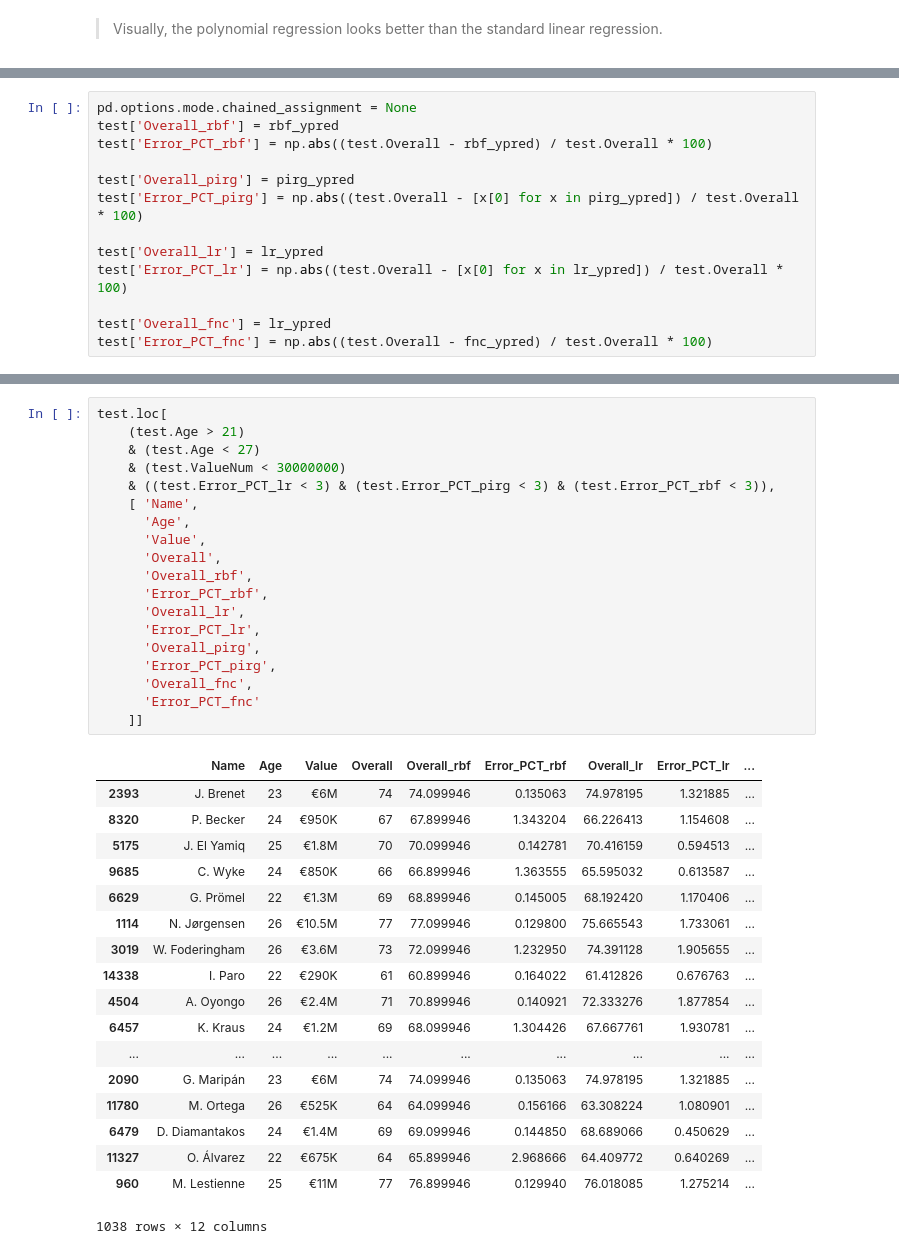
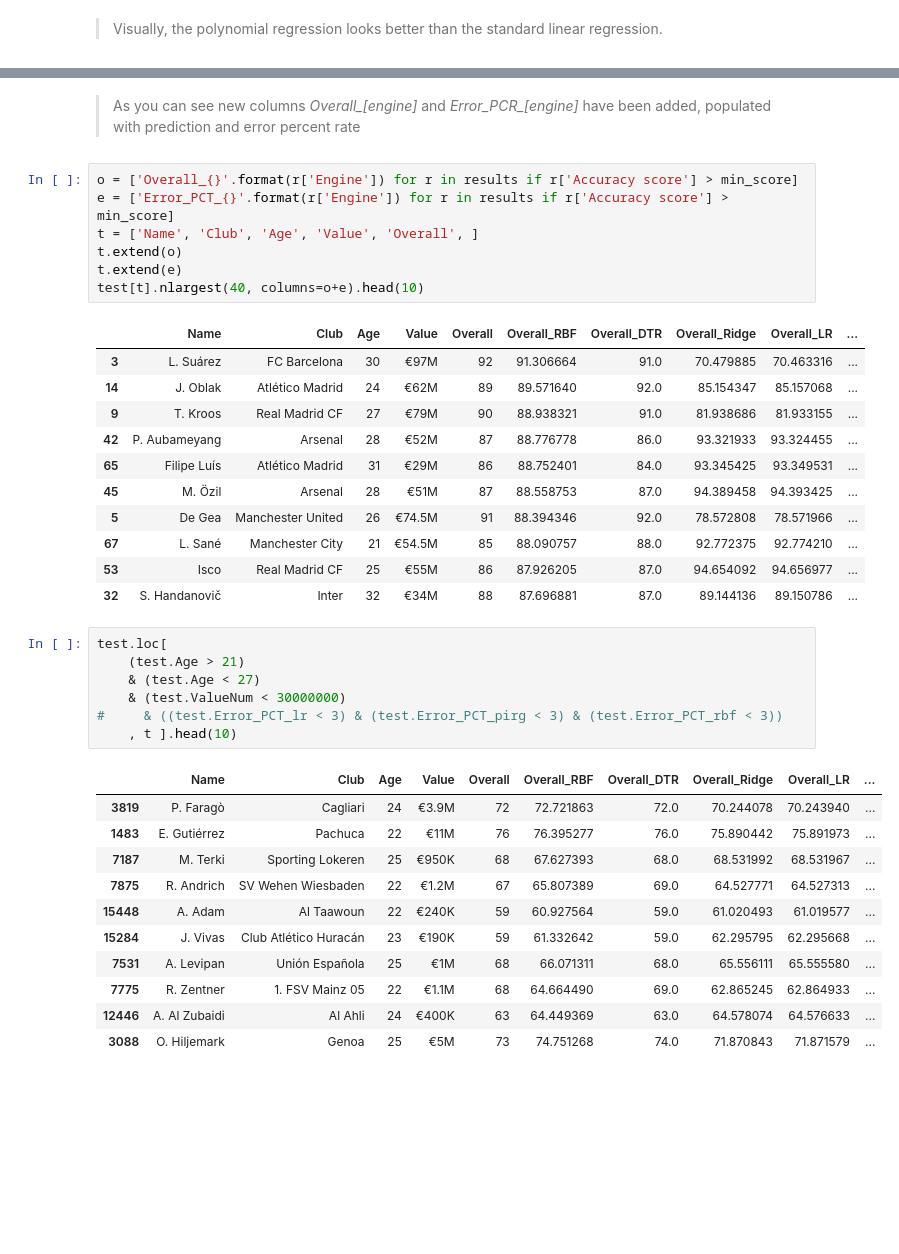
Before and after one commit to saidsef/ff18, a Jupyter notebook: ff18-ml.ipynb, the cells around one changed output, grey strips where cells are left out. Drawn from its saved outputs; the diff is of its cells as text; blank space fills up the shorter version.

```diff
--- a/ff18-ml.ipynb
+++ b/ff18-ml.ipynb
@@ -250,13 +238,0 @@ Variance core: 0.89
-# %%
-pd.options.mode.chained_assignment = None
-test['Overall_rbf'] = rbf_ypred
-test['Error_PCT_rbf'] = np.abs((test.Overall - rbf_ypred) / test.Overall * 100)
-
-test['Overall_pirg'] = pirg_ypred
-test['Error_PCT_pirg'] = np.abs((test.Overall - [x[0] for x in pirg_ypred]) / test.Overall * 100)
-
-test['Overall_lr'] = lr_ypred
-test['Error_PCT_lr'] = np.abs((test.Overall - [x[0] for x in lr_ypred]) / test.Overall * 100)
-
-test['Overall_fnc'] = lr_ypred
-test['Error_PCT_fnc'] = np.abs((test.Overall - fnc_ypred) / test.Overall * 100)
@@ -308,38 +259,40 @@ test[['Name',
+# %% [markdown]
+> As you can see new columns *Overall_[engine]* and *Error_PCR_[engine]* have been added, populated with prediction and error percent rate
+# %%
+o = ['Overall_{}'.format(r['Engine']) for r in results if r['Accuracy score'] > min_score]
+e = ['Error_PCT_{}'.format(r['Engine']) for r in results if r['Accuracy score'] > min_score]
+t = ['Name', 'Club', 'Age', 'Value', 'Overall', ]
+t.extend(o)
+t.extend(e)
+test[t].nlargest(40, columns=o+e).head(10)
+# %% [output]
+|  | Name | Club | Age | Value | Overall | Overall_RBF | Overall_DTR | Overall_Ridge | Overall_LR | ... |
+| 3 | L. Suárez | FC Barcelona | 30 | €97M | 92 | 91.306664 | 91.0 | 70.479885 | 70.463316 | ... |
+| 14 | J. Oblak | Atlético Madrid | 24 | €62M | 89 | 89.571640 | 92.0 | 85.154347 | 85.157068 | ... |
+| 9 | T. Kroos | Real Madrid CF | 27 | €79M | 90 | 88.938321 | 91.0 | 81.938686 | 81.933155 | ... |
+| 42 | P. Aubameyang | Arsenal | 28 | €52M | 87 | 88.776778 | 86.0 | 93.321933 | 93.324455 | ... |
+| 65 | Filipe Luís | Atlético Madrid | 31 | €29M | 86 | 88.752401 | 84.0 | 93.345425 | 93.349531 | ... |
+| 45 | M. Özil | Arsenal | 28 | €51M | 87 | 88.558753 | 87.0 | 94.389458 | 94.393425 | ... |
+| 5 | De Gea | Manchester United | 26 | €74.5M | 91 | 88.394346 | 92.0 | 78.572808 | 78.571966 | ... |
+| 67 | L. Sané | Manchester City | 21 | €54.5M | 85 | 88.090757 | 88.0 | 92.772375 | 92.774210 | ... |
+| 53 | Isco | Real Madrid CF | 25 | €55M | 86 | 87.926205 | 87.0 | 94.654092 | 94.656977 | ... |
+| 32 | S. Handanovič | Inter | 32 | €34M | 88 | 87.696881 | 87.0 | 89.144136 | 89.150786 | ... |
 # %%
 test.loc[
     (test.Age > 21)
     & (test.Age < 27)
     & (test.ValueNum < 30000000)
-    & ((test.Error_PCT_lr < 3) & (test.Error_PCT_pirg < 3) & (test.Error_PCT_rbf < 3)),
-    [ 'Name',
-      'Age',
-      'Value',
-      'Overall',
-      'Overall_rbf',
-      'Error_PCT_rbf',
-      'Overall_lr',
-      'Error_PCT_lr',
-      'Overall_pirg',
-      'Error_PCT_pirg',
-      'Overall_fnc',
-      'Error_PCT_fnc'
-    ]]
+#     & ((test.Error_PCT_lr < 3) & (test.Error_PCT_pirg < 3) & (test.Error_PCT_rbf < 3))
+    , t ].head(10)
 # %% [output]
-|  | Name | Age | Value | Overall | Overall_rbf | Error_PCT_rbf | Overall_lr | Error_PCT_lr | ... |
-| 2393 | J. Brenet | 23 | €6M | 74 | 74.099946 | 0.135063 | 74.978195 | 1.321885 | ... |
-| 8320 | P. Becker | 24 | €950K | 67 | 67.899946 | 1.343204 | 66.226413 | 1.154608 | ... |
-| 5175 | J. El Yamiq | 25 | €1.8M | 70 | 70.099946 | 0.142781 | 70.416159 | 0.594513 | ... |
-| 9685 | C. Wyke | 24 | €850K | 66 | 66.899946 | 1.363555 | 65.595032 | 0.613587 | ... |
-| 6629 | G. Prömel | 22 | €1.3M | 69 | 68.899946 | 0.145005 | 68.192420 | 1.170406 | ... |
-| 1114 | N. Jørgensen | 26 | €10.5M | 77 | 77.099946 | 0.129800 | 75.665543 | 1.733061 | ... |
-| 3019 | W. Foderingham | 26 | €3.6M | 73 | 72.099946 | 1.232950 | 74.391128 | 1.905655 | ... |
-| 14338 | I. Paro | 22 | €290K | 61 | 60.899946 | 0.164022 | 61.412826 | 0.676763 | ... |
-| 4504 | A. Oyongo | 26 | €2.4M | 71 | 70.899946 | 0.140921 | 72.333276 | 1.877854 | ... |
-| 6457 | K. Kraus | 24 | €1.2M | 69 | 68.099946 | 1.304426 | 67.667761 | 1.930781 | ... |
-| ... | ... | ... | ... | ... | ... | ... | ... | ... | ... |
-| 2090 | G. Maripán | 23 | €6M | 74 | 74.099946 | 0.135063 | 74.978195 | 1.321885 | ... |
-| 11780 | M. Ortega | 26 | €525K | 64 | 64.099946 | 0.156166 | 63.308224 | 1.080901 | ... |
-| 6479 | D. Diamantakos | 24 | €1.4M | 69 | 69.099946 | 0.144850 | 68.689066 | 0.450629 | ... |
-| 11327 | O. Álvarez | 22 | €675K | 64 | 65.899946 | 2.968666 | 64.409772 | 0.640269 | ... |
-| 960 | M. Lestienne | 25 | €11M | 77 | 76.899946 | 0.129940 | 76.018085 | 1.275214 | ... |
+|  | Name | Club | Age | Value | Overall | Overall_RBF | Overall_DTR | Overall_Ridge | Overall_LR | ... |
+| 3819 | P. Faragò | Cagliari | 24 | €3.9M | 72 | 72.721863 | 72.0 | 70.244078 | 70.243940 | ... |
+| 1483 | E. Gutiérrez | Pachuca | 22 | €11M | 76 | 76.395277 | 76.0 | 75.890442 | 75.891973 | ... |
+| 7187 | M. Terki | Sporting Lokeren | 25 | €950K | 68 | 67.627393 | 68.0 | 68.531992 | 68.531967 | ... |
+| 7875 | R. Andrich | SV Wehen Wiesbaden | 22 | €1.2M | 67 | 65.807389 | 69.0 | 64.527771 | 64.527313 | ... |
+| 15448 | A. Adam | Al Taawoun | 22 | €240K | 59 | 60.927564 | 59.0 | 61.020493 | 61.019577 | ... |
+| 15284 | J. Vivas | Club Atlético Huracán | 23 | €190K | 59 | 61.332642 | 59.0 | 62.295795 | 62.295668 | ... |
+| 7531 | A. Levipan | Unión Española | 25 | €1M | 68 | 66.071311 | 68.0 | 65.556111 | 65.555580 | ... |
+| 7775 | R. Zentner | 1. FSV Mainz 05 | 22 | €1.1M | 68 | 64.664490 | 69.0 | 62.865245 | 62.864933 | ... |
+| 12446 | A. Al Zubaidi | Al Ahli | 24 | €400K | 63 | 64.449369 | 63.0 | 64.578074 | 64.576633 | ... |
+| 3088 | O. Hiljemark | Genoa | 25 | €5M | 73 | 74.751268 | 74.0 | 71.870843 | 71.871579 | ... |
-1038 rows × 12 columns
```
Also changed, not shown: parts of 15 cells of this notebook.
